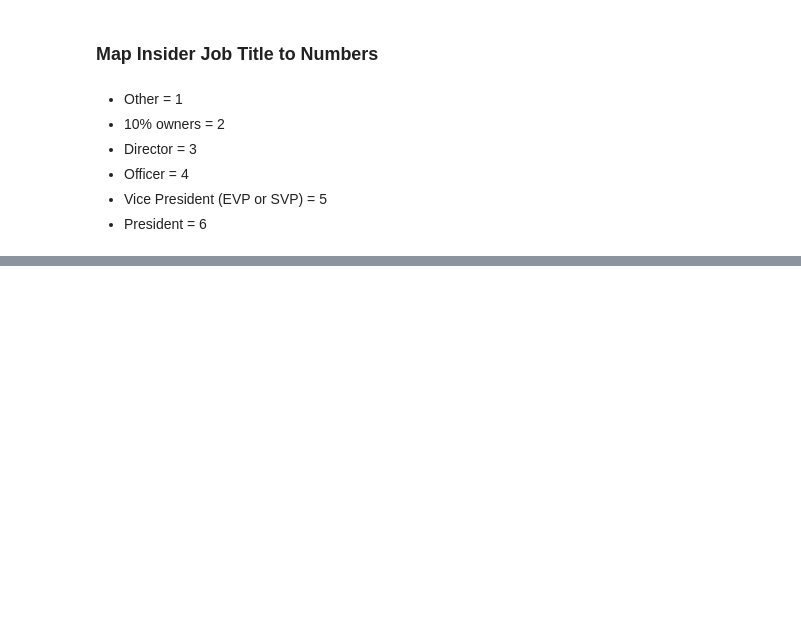
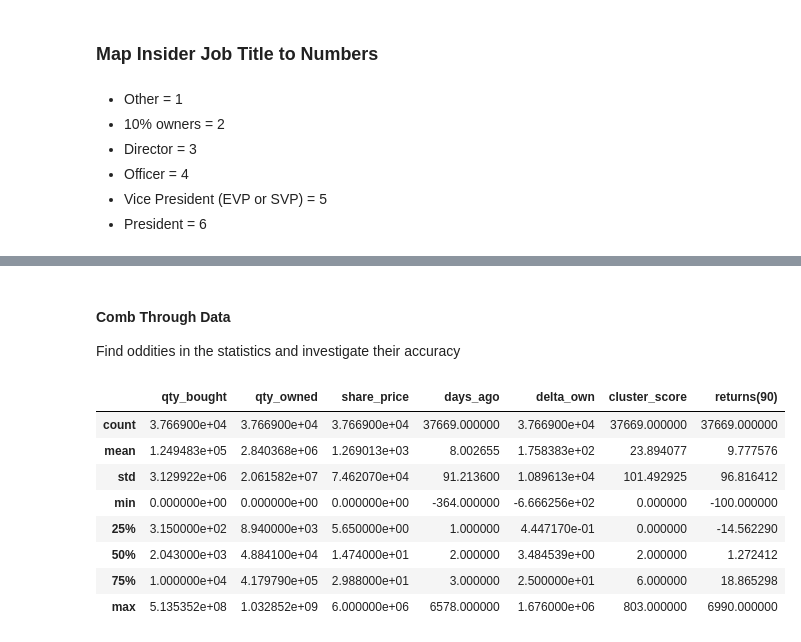
Before and after one commit to nicholasviscomi/Ad-Astra-Capital-Go, a Jupyter notebook: src/OpenInsider/analysis.ipynb, the cells around one changed output, grey strips where cells are left out. Saved outputs shown, nothing was run; the diff lists cells and outputs as text; code cells hidden in the pictures; blank space fills up the shorter version.

```diff
--- a/src/OpenInsider/analysis.ipynb
+++ b/src/OpenInsider/analysis.ipynb
@@ -635,0 +461,15 @@ Escherich Frederic A (Director): 5228.0 ADX @ 17.12 on 2020-12-28 (0000002230-20
+# %% [markdown]
+#### Comb Through Data
+Find oddities in the statistics and investigate their accuracy
+# %%
+df.describe()
+# %% [output]
+|  | qty_bought | qty_owned | share_price | days_ago | delta_own | cluster_score | returns(90) |
+| count | 3.766900e+04 | 3.766900e+04 | 3.766900e+04 | 37669.000000 | 3.766900e+04 | 37669.000000 | 37669.000000 |
+| mean | 1.249483e+05 | 2.840368e+06 | 1.269013e+03 | 8.002655 | 1.758383e+02 | 23.894077 | 9.777576 |
+| std | 3.129922e+06 | 2.061582e+07 | 7.462070e+04 | 91.213600 | 1.089613e+04 | 101.492925 | 96.816412 |
+| min | 0.000000e+00 | 0.000000e+00 | 0.000000e+00 | -364.000000 | -6.666256e+02 | 0.000000 | -100.000000 |
+| 25% | 3.150000e+02 | 8.940000e+03 | 5.650000e+00 | 1.000000 | 4.447170e-01 | 0.000000 | -14.562290 |
+| 50% | 2.043000e+03 | 4.884100e+04 | 1.474000e+01 | 2.000000 | 3.484539e+00 | 2.000000 | 1.272412 |
+| 75% | 1.000000e+04 | 4.179790e+05 | 2.988000e+01 | 3.000000 | 2.500000e+01 | 6.000000 | 18.865298 |
+| max | 5.135352e+08 | 1.032852e+09 | 6.000000e+06 | 6578.000000 | 1.676000e+06 | 803.000000 | 6990.000000 |
```
Also changed, not shown: parts of 32 cells of this notebook, 5 other files.
